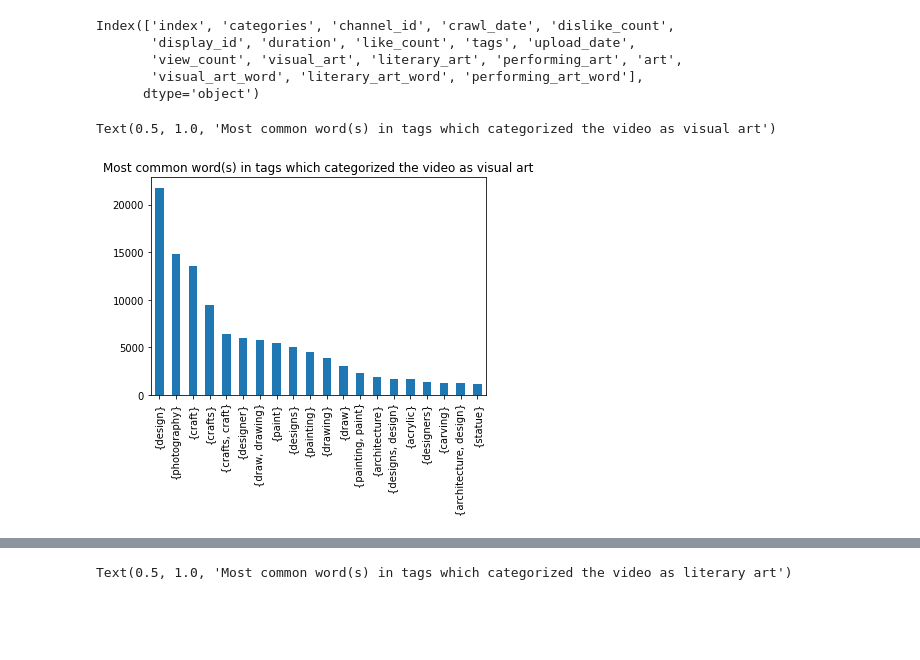
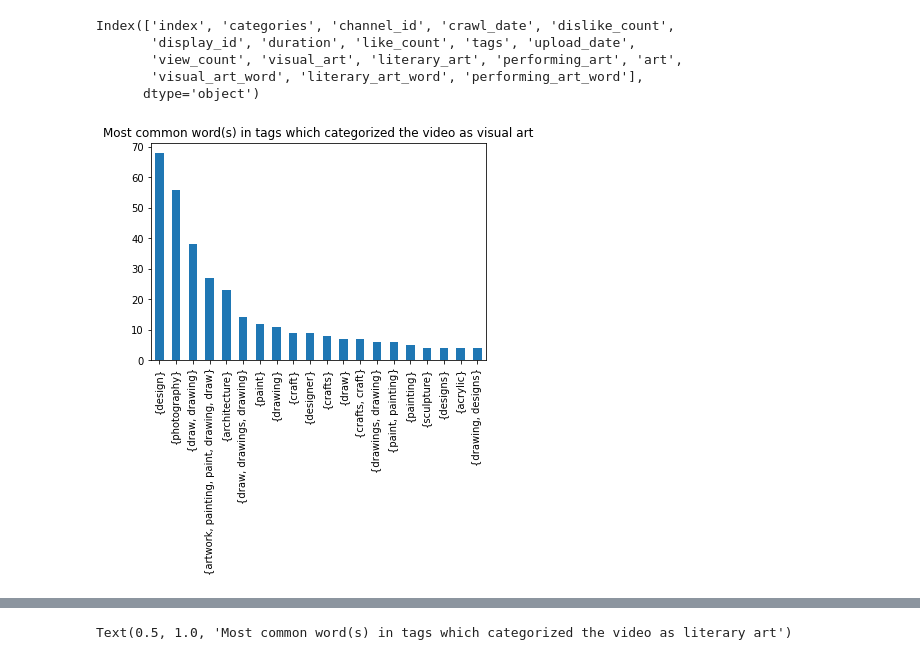
Before and after one commit to epfl-ada/ada-2022-project-geksada, a Jupyter notebook: preliminary_analysis.ipynb, the cells around one changed output, grey strips where cells are left out. Drawn from its saved outputs; the diff is of its cells as text; code cells hidden in the pictures; blank space fills up the shorter version.

```diff
--- a/preliminary_analysis.ipynb
+++ b/preliminary_analysis.ipynb
@@ -45,7 +46,7 @@ df_meta_16.head()
 ### Artistic videos
 # %%
 # Formatting the tags column in order to do exact word matching
-#df_meta_16=df_meta_16[:15000] # for easiness of processing
+df_meta_16=df_meta_16[:15000] # for easiness of processing
 df_meta_16['tags'] = df_meta_16['tags'].apply(str.lower)
 df_meta_16['tags'] = df_meta_16['tags'].apply(str.replace, args=(';',' ',))
 df_meta_16['tags'] = df_meta_16['tags'].apply(str.replace, args=(',',' ',))
@@ -179,8 +178,9 @@ Index(['index', 'categories', 'channel_id', 'crawl_date', 'dislike_count',
        'visual_art_word', 'literary_art_word', 'performing_art_word'],
       dtype='object')
 # %%
+plt.figure()
 df_art.loc[df_art.visual_art == 1].visual_art_word.value_counts().head(20).plot(kind='bar')
 plt.title("Most common word(s) in tags which categorized the video as visual art")
+plt.show()
 # %% [output]
-Text(0.5, 1.0, 'Most common word(s) in tags which categorized the video as visual art')
-[figure, old version]
+[figure, new version]
```
Also changed, not shown: parts of 7 cells of this notebook.
